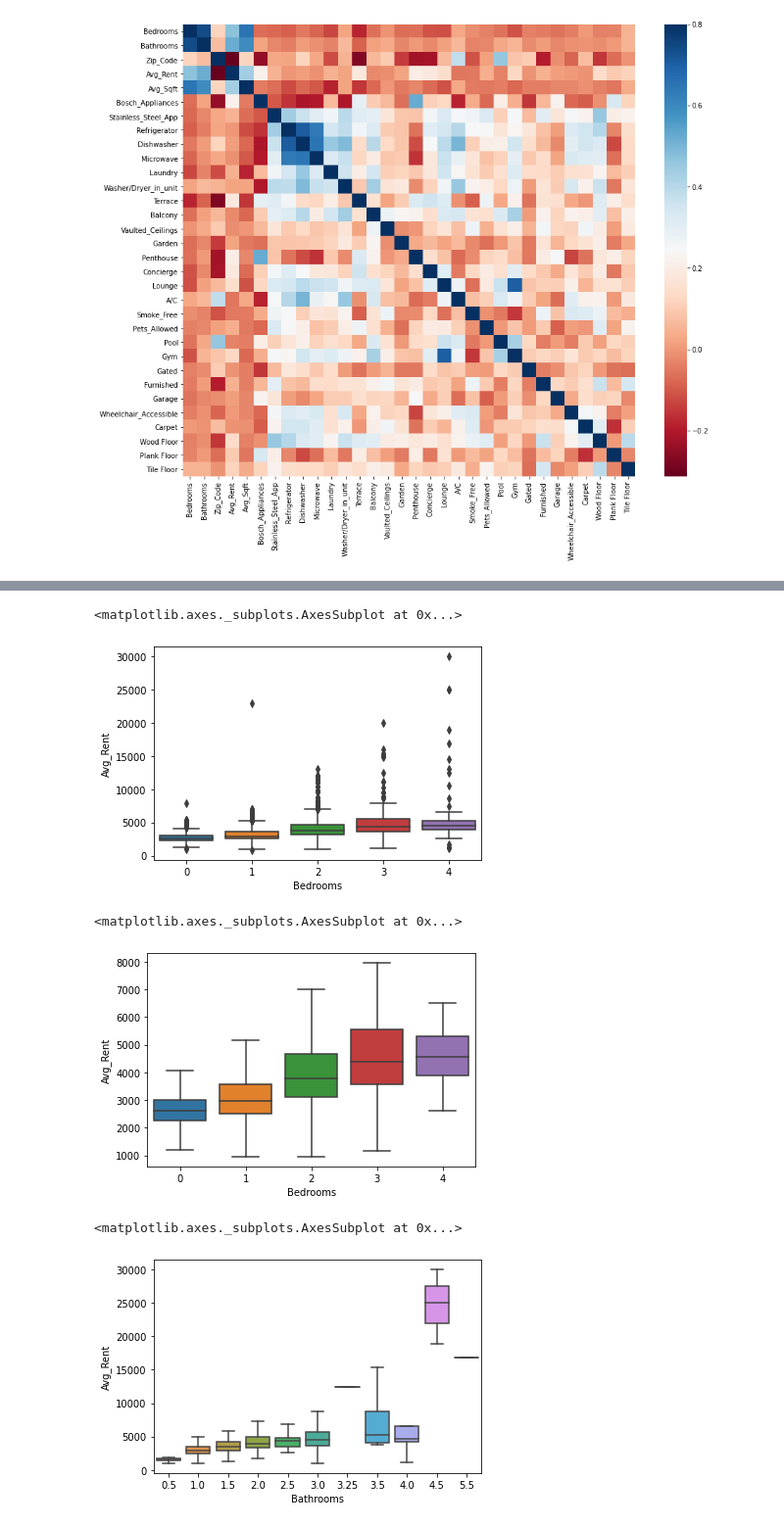
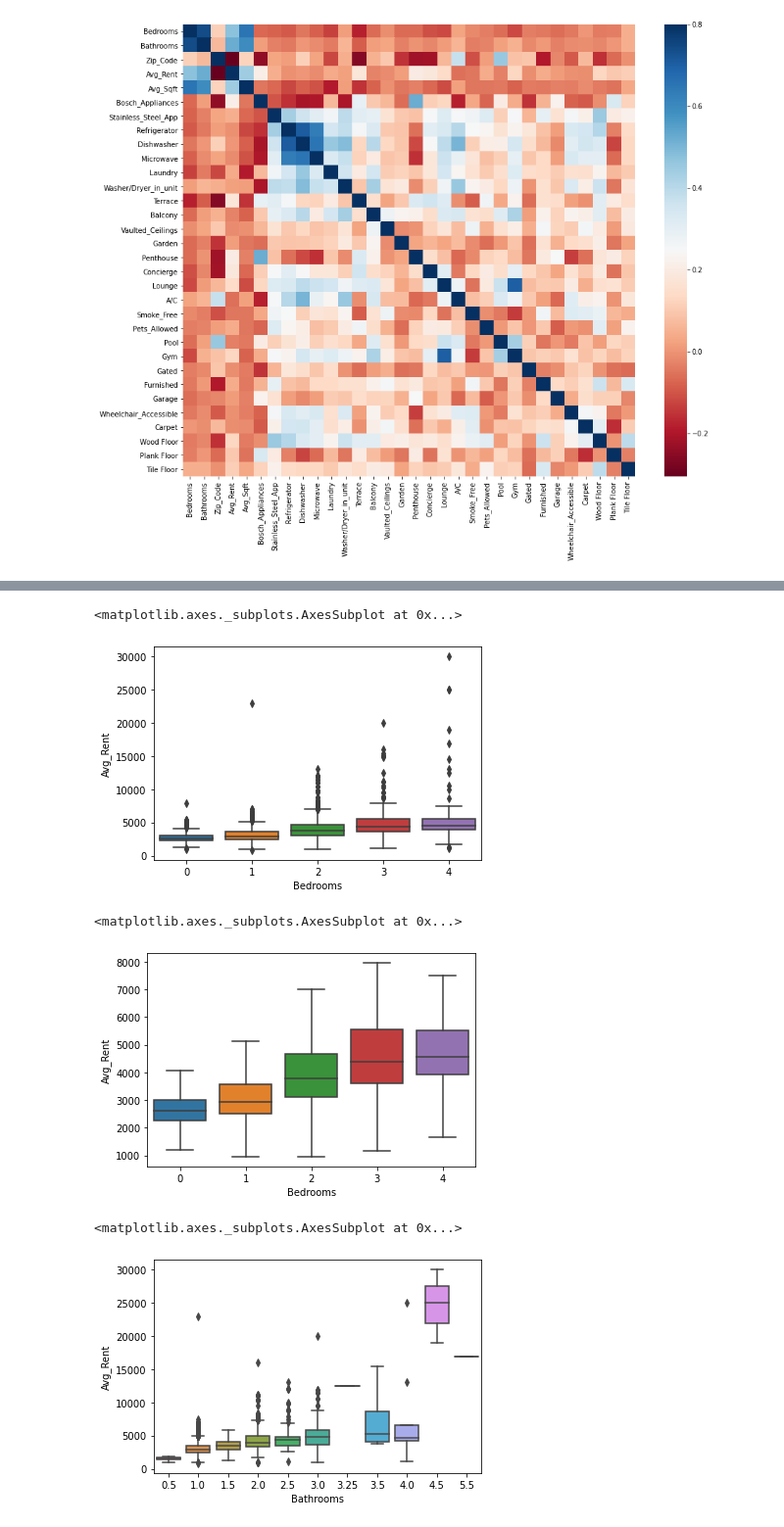
Before and after one commit to bryandaetz1/Apartment_Rent_Prices, a Jupyter notebook: Apartments_EDA_&_Model_Building_New.ipynb, the cells around one changed output, grey strips where cells are left out. Shown at 98% size. Saved outputs shown, nothing was run; the diff lists cells and outputs as text; code cells hidden in the pictures.

```diff
--- a/Apartments_EDA_&_Model_Building_New.ipynb
+++ b/Apartments_EDA_&_Model_Building_New.ipynb
@@ -181,2 +139,0 @@ So instead, I'm choosing to drop these instances from the dataset.
-# %%
-df.drop(df.loc[df['City'].isin(['Daly City','San Leandro','Sunnyvale','Los Gatos','Piedmont','Saratoga'])].index, axis = 0, inplace = True)
@@ -297,3 +139,0 @@ zip_dict['Alameda']
-# %%
-#creating a new feature where for zip codes that appear in less than 1% of the sample size, the zip code is replaced by 'City - other' where City represents the city
-df['Zip_Code_Clean'] = df.apply(lambda x: str(x['City'] + '-other') if x['Zip_Code'] in zip_list else x['Zip_Code'], axis = 1)
@@ -342,14 +155,14 @@ sns.regplot(x = 'Avg_Sqft', y = 'Avg_Rent', data = df)
 sns.boxplot(x = 'Bedrooms', y = 'Avg_Rent', data = df)
 # %% [output]
 <matplotlib.axes._subplots.AxesSubplot at 0x...>
-[figure, old version]
+[figure, new version]
 # %%
 sns.boxplot(x = 'Bedrooms', y = 'Avg_Rent', data = df, showfliers = False)
 # %% [output]
 <matplotlib.axes._subplots.AxesSubplot at 0x...>
-[figure, old version]
+[figure, new version]
 # %%
-sns.boxplot(x = 'Bathrooms', y = 'Avg_Rent', data = df, showfliers = False)
+sns.boxplot(x = 'Bathrooms', y = 'Avg_Rent', data = df)
 # %% [output]
 <matplotlib.axes._subplots.AxesSubplot at 0x...>
-[figure, old version]
+[figure, new version]
```
Also changed, not shown: parts of 89 cells of this notebook.
